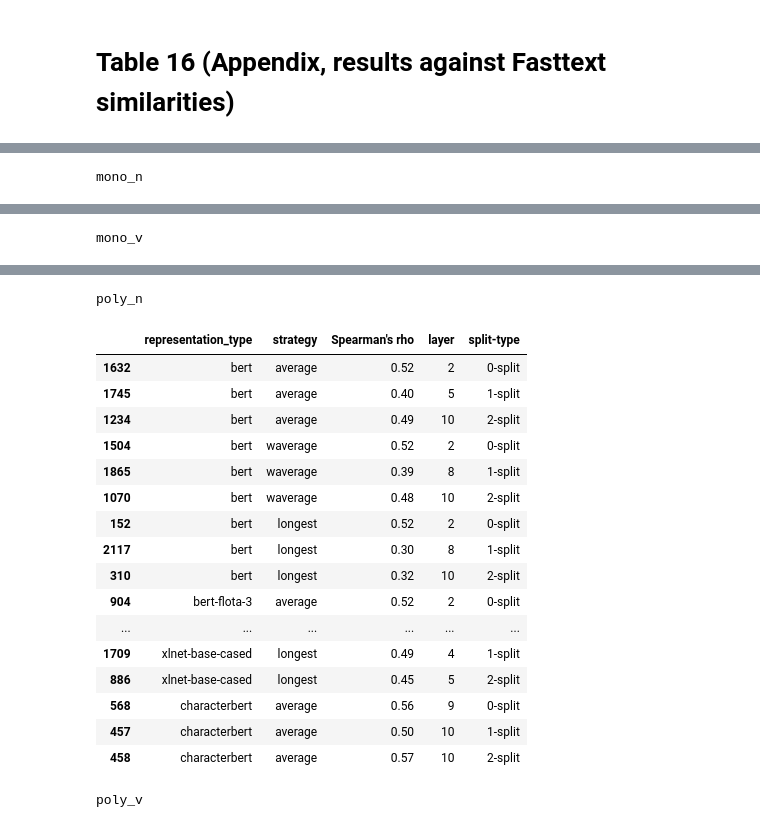
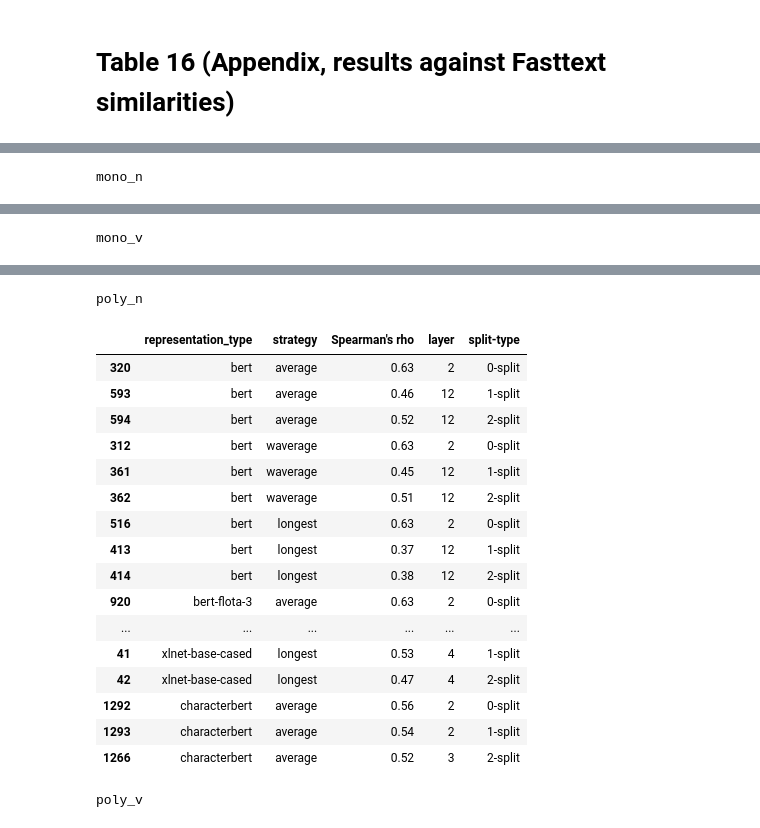
Before and after one commit to ainagari/splitsim, a Jupyter notebook: results_plots_SPLITSIM.ipynb, the cells around one changed output, grey strips where cells are left out. Cells and saved outputs as stored; diff of their text form; code cells hidden in the pictures.

```diff
--- a/results_plots_SPLITSIM.ipynb
+++ b/results_plots_SPLITSIM.ipynb
@@ -1122,7 +1108,7 @@ def plot_prediction_histogram(original_dataset, results, dataset_name, best_laye
             sims_by_st.extend([{'split class':st.upper(), 'similarity':sim} for sim in sims])
 
     elif not gold:
-        resdir = "predictions/" + dataset_name + "/"
+        resdir = predictions_dir + dataset_name + "/"
         best_layer = best_layers[(dn, representation_type, strategy, subset)]['all'] # Here we pick the best layer OVERALL and use it for all split types
         fn = resdir + representation_type + "-l" + str(best_layer) + "_" + strategy + "_predictions.tsv"
         predictions = pd.read_csv(fn, sep="\t")
@@ -1250,7 +1236,7 @@ def analysis_num_target_pieces(original_dataset, results, dataset_name, best_lay
     predictions_dataset_by_st = dict()
     for st in ['1-split','2-split']:
         layer = best_layers[st]
-        fn = "predictions/" + dataset_name + "/" + representation_type + "-l" + str(layer) + "_" + strategy + "_predictions.tsv"
+        fn = predictions_dir + dataset_name + "/" + representation_type + "-l" + str(layer) + "_" + strategy + "_predictions.tsv"
         predictions_dataset = pd.read_csv(fn, sep="\t")
         predictions_dataset = pd.merge(original_dataset, predictions_dataset, on=["word1","word2"])
         predictions_dataset = predictions_dataset[predictions_dataset[short_name + '_split_class'] == st]
@@ -1439,7 +1425,7 @@ def compare_omitstrategies_by_numpieces_simplexes(original_dataset, results, bes
 
         for st in ['1-split','2-split']:
             layer = best_layers[method][st]
-            fn = "predictions/" + dataset_name + "/" + rep + "-l" + str(layer) + "_" + strategy + "_predictions.tsv"
+            fn = predictions_dir + dataset_name + "/" + rep + "-l" + str(layer) + "_" + strategy + "_predictions.tsv"
             predictions_dataset = pd.read_csv(fn, sep="\t")
             predictions_dataset = pd.merge(original_dataset, predictions_dataset, on=["word1","word2"])
             predictions_dataset_by_st[st] = predictions_dataset
@@ -1543,25 +1529,3 @@ for dn in dataset_names:
 | 11 | 0.37 | + | 2-split | BERT (oL) | 105 |
 # %% [markdown]
 # Table 16 (Appendix, results against Fasttext similarities)
-# %%
-ft_res = dict()
-
-for dn in dataset_names:
-    print(dn)
-    mp, pos = dn.split("_")
-
-    best_layers_fasttext = dict()
-    subset = "fasttext-all-GS"
-
-    for method in methods:
-        if not "context" in method['representation_type'] and not "omit" in method['strategy']:
-            bls = find_best_layer_by_split(all_results[mp][pos], dataset_name=method['dataset_name'], representation_type=method['representation_type'], strategy=method['strategy'], subset=subset)
-            best_layers_fasttext[(method['dataset_name'], method['representation_type'], method['strategy'], subset)] = bls
-
-    ft_res[dn] = plot_comparison_best_layer(all_results[mp][pos], best_layers_fasttext)
-
-    ftresdn = pd.DataFrame(ft_res[dn])
-    ftresdn = ftresdn.round({"Spearman's rho":2})
-
-
-    display(ftresdn)
@@ -1641,19 +1532,21 @@ poly_v
 # %%
 ft_res = dict()
+
+best_layers_fasttext = dict()
 
 for dn in dataset_names:
     print(dn)
     mp, pos = dn.split("_")
 
-    best_layers_fasttext = dict()
+    best_layers_fasttext[dn] = dict()
     subset = "fasttext-all-GS"
 
-    for method in methods:
+    for method in all_methods[mp][pos]:
         if not "context" in method['representation_type'] and not "omit" in method['strategy']:
             bls = find_best_layer_by_split(all_results[mp][pos], dataset_name=method['dataset_name'], representation_type=method['representation_type'], strategy=method['strategy'], subset=subset)
-            best_layers_fasttext[(method['dataset_name'], method['representation_type'], method['strategy'], subset)] = bls
+            best_layers_fasttext[dn][(method['dataset_name'], method['representation_type'], method['strategy'], subset)] = bls
 
-    ft_res[dn] = plot_comparison_best_layer(all_results[mp][pos], best_layers_fasttext)
+    ft_res[dn] = plot_comparison_best_layer(all_results[mp][pos], best_layers_fasttext[dn])
 
     ftresdn = pd.DataFrame(ft_res[dn])
     ftresdn = ftresdn.round({"Spearman's rho":2})
@@ -1700,20 +1593,20 @@ mono_v
 poly_n
 |  | representation_type | strategy | Spearman's rho | layer | split-type |
-| 1632 | bert | average | 0.52 | 2 | 0-split |
-| 1745 | bert | average | 0.40 | 5 | 1-split |
-| 1234 | bert | average | 0.49 | 10 | 2-split |
-| 1504 | bert | waverage | 0.52 | 2 | 0-split |
-| 1865 | bert | waverage | 0.39 | 8 | 1-split |
-| 1070 | bert | waverage | 0.48 | 10 | 2-split |
-| 152 | bert | longest | 0.52 | 2 | 0-split |
-| 2117 | bert | longest | 0.30 | 8 | 1-split |
-| 310 | bert | longest | 0.32 | 10 | 2-split |
-| 904 | bert-flota-3 | average | 0.52 | 2 | 0-split |
+| 320 | bert | average | 0.63 | 2 | 0-split |
+| 593 | bert | average | 0.46 | 12 | 1-split |
+| 594 | bert | average | 0.52 | 12 | 2-split |
+| 312 | bert | waverage | 0.63 | 2 | 0-split |
+| 361 | bert | waverage | 0.45 | 12 | 1-split |
+| 362 | bert | waverage | 0.51 | 12 | 2-split |
+| 516 | bert | longest | 0.63 | 2 | 0-split |
+| 413 | bert | longest | 0.37 | 12 | 1-split |
+| 414 | bert | longest | 0.38 | 12 | 2-split |
+| 920 | bert-flota-3 | average | 0.63 | 2 | 0-split |
 | ... | ... | ... | ... | ... | ... |
-| 1709 | xlnet-base-cased | longest | 0.49 | 4 | 1-split |
-| 886 | xlnet-base-cased | longest | 0.45 | 5 | 2-split |
-| 568 | characterbert | average | 0.56 | 9 | 0-split |
-| 457 | characterbert | average | 0.50 | 10 | 1-split |
-| 458 | characterbert | average | 0.57 | 10 | 2-split |
+| 41 | xlnet-base-cased | longest | 0.53 | 4 | 1-split |
+| 42 | xlnet-base-cased | longest | 0.47 | 4 | 2-split |
+| 1292 | characterbert | average | 0.56 | 2 | 0-split |
+| 1293 | characterbert | average | 0.54 | 2 | 1-split |
+| 1266 | characterbert | average | 0.52 | 3 | 2-split |
 poly_v
 |  | representation_type | strategy | Spearman's rho | layer | split-type |
```
Also changed, not shown: parts of 20 cells of this notebook, 4 other files.
